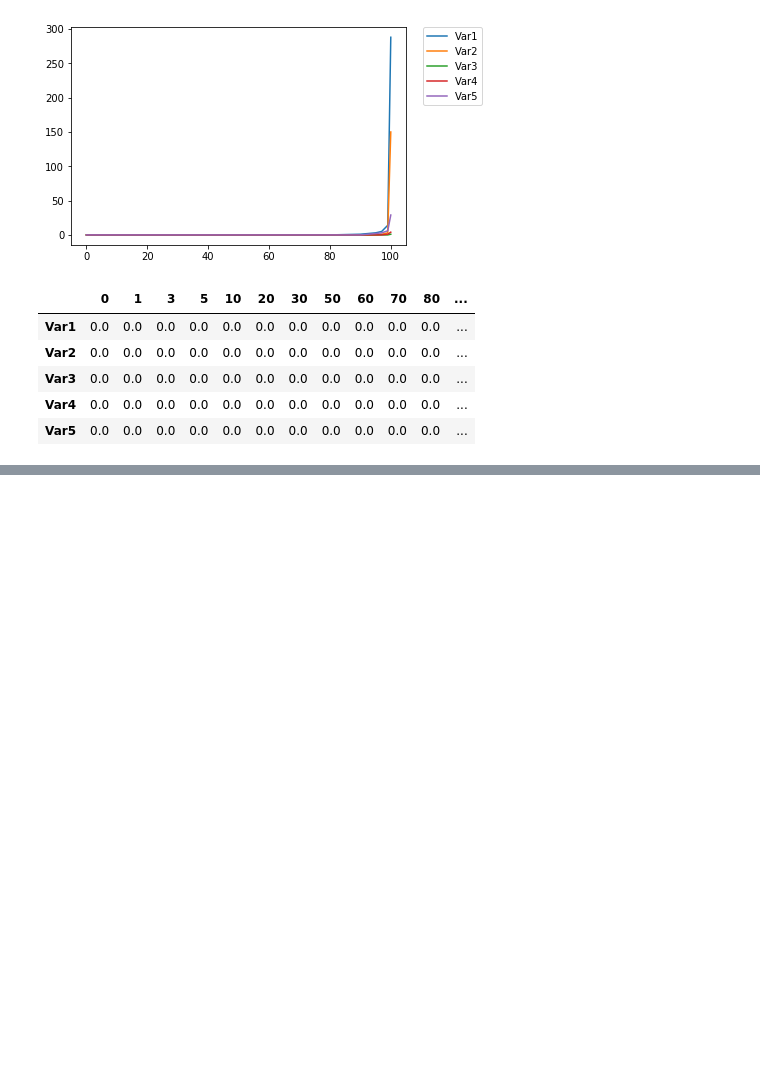
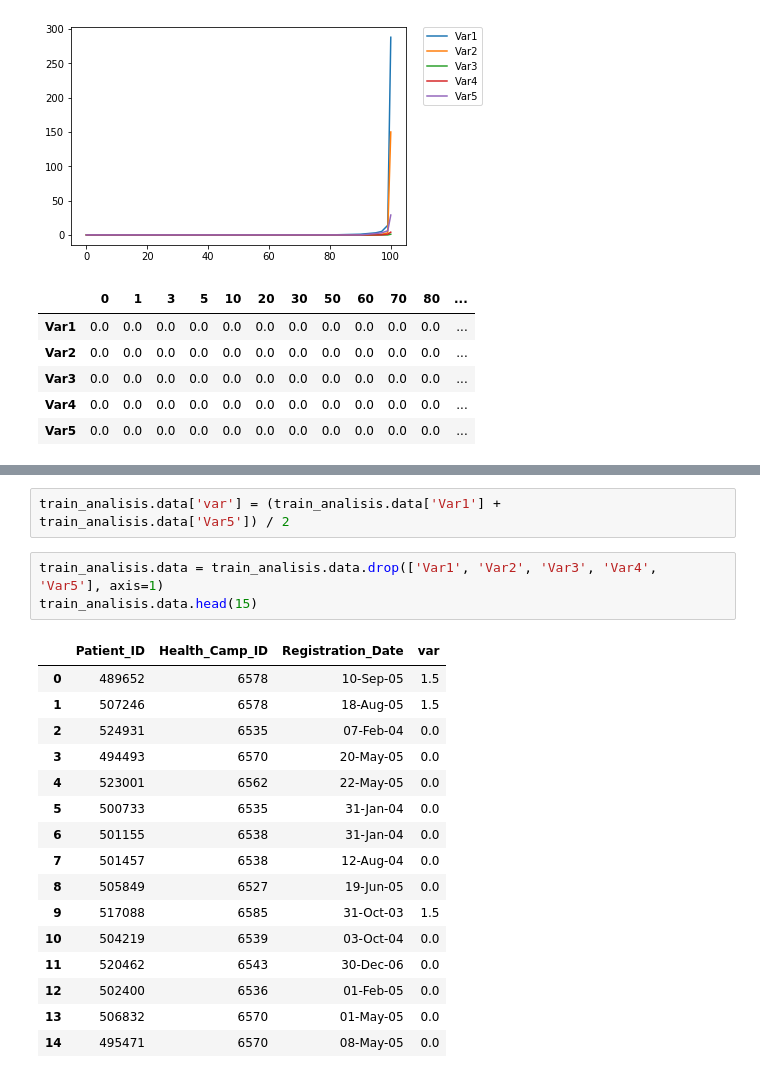
Before and after one commit to kendalvictor/ml_analysis, a Jupyter notebook: client.ipynb, the cells around one changed output, grey strips where cells are left out. Saved outputs shown, nothing was run; the diff lists cells and outputs as text; blank space fills up the shorter version.

```diff
--- a/client.ipynb
+++ b/client.ipynb
@@ -103,0 +171,22 @@ train_analisis.percentil_verificator(['Var1','Var2','Var3','Var4','Var5'])
+# %%
+train_analisis.data['var'] = (train_analisis.data['Var1'] + train_analisis.data['Var5']) / 2
+# %%
+train_analisis.data = train_analisis.data.drop(['Var1', 'Var2', 'Var3', 'Var4', 'Var5'], axis=1)
+train_analisis.data.head(15)
+# %% [output]
+|  | Patient_ID | Health_Camp_ID | Registration_Date | var |
+| 0 | 489652 | 6578 | 10-Sep-05 | 1.5 |
+| 1 | 507246 | 6578 | 18-Aug-05 | 1.5 |
+| 2 | 524931 | 6535 | 07-Feb-04 | 0.0 |
+| 3 | 494493 | 6570 | 20-May-05 | 0.0 |
+| 4 | 523001 | 6562 | 22-May-05 | 0.0 |
+| 5 | 500733 | 6535 | 31-Jan-04 | 0.0 |
+| 6 | 501155 | 6538 | 31-Jan-04 | 0.0 |
+| 7 | 501457 | 6538 | 12-Aug-04 | 0.0 |
+| 8 | 505849 | 6527 | 19-Jun-05 | 0.0 |
+| 9 | 517088 | 6585 | 31-Oct-03 | 1.5 |
+| 10 | 504219 | 6539 | 03-Oct-04 | 0.0 |
+| 11 | 520462 | 6543 | 30-Dec-06 | 0.0 |
+| 12 | 502400 | 6536 | 01-Feb-05 | 0.0 |
+| 13 | 506832 | 6570 | 01-May-05 | 0.0 |
+| 14 | 495471 | 6570 | 08-May-05 | 0.0 |
```
Also changed, not shown: parts of 4 cells of this notebook.
